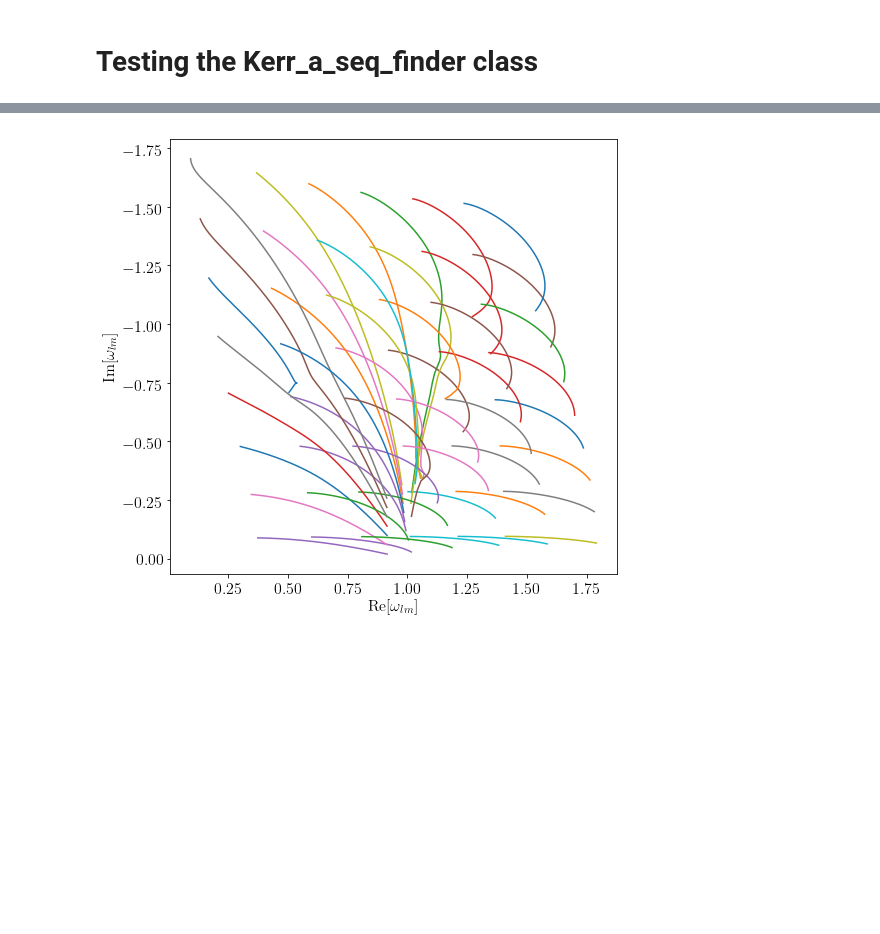
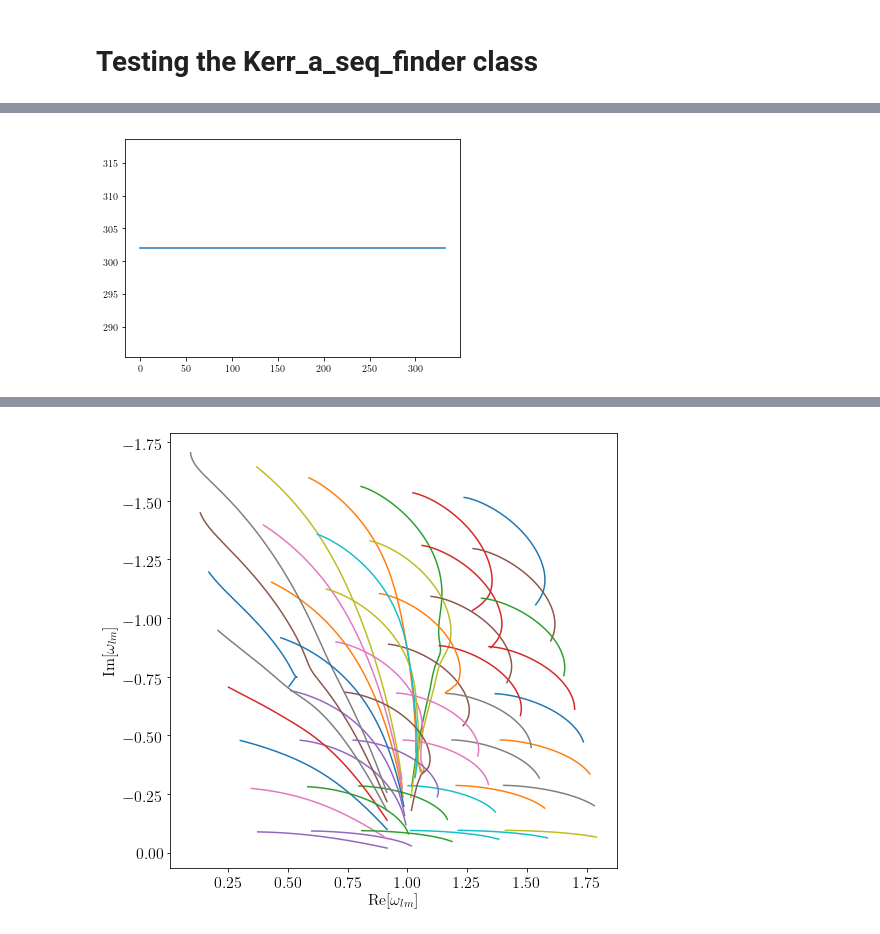
Before and after one commit to duetosymmetry/qnm, a Jupyter notebook: Experiment.ipynb, the cells around one changed output, grey strips where cells are left out. Cells and saved outputs as stored; diff of their text form; code cells hidden in the pictures; blank space fills up the shorter version.

```diff
--- a/Experiment.ipynb
+++ b/Experiment.ipynb
@@ -224 +260,6 @@ WARNING:root:Nr=3000 has hit Nr_max
+# %%
+plt.plot(1.e-17+np.array(seqs[(6,7)].iters))
+plt.show()
+# %% [output]
+[figure, added]
 # %%
```
Also changed, not shown: parts of 20 cells of this notebook, 4 other files.
